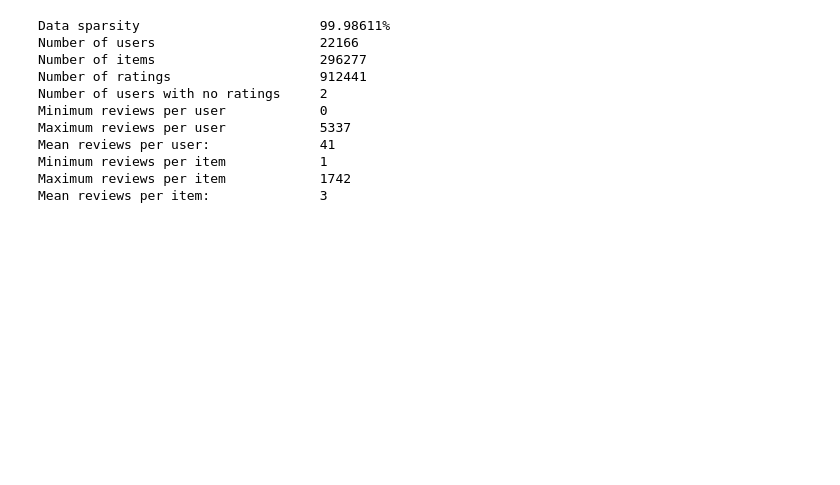
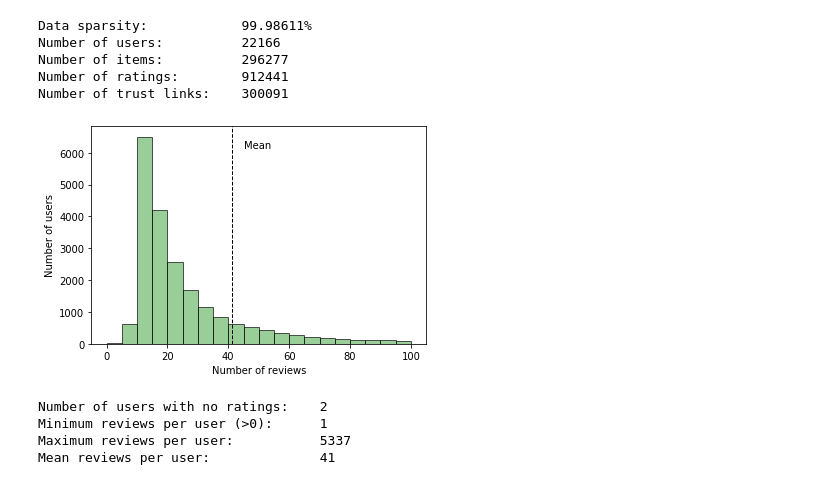
Before and after one commit to konczyk/ucdnet, a Jupyter notebook: Case_Study_3_Daniel_Konczyk/Case Study 3.ipynb, the cells around one changed output. Cells and saved outputs as stored; diff of their text form; code cells hidden in the pictures; blank space fills up the shorter version.

```diff
--- a/Case_Study_3_Daniel_Konczyk/Case Study 3.ipynb
+++ b/Case_Study_3_Daniel_Konczyk/Case Study 3.ipynb
@@ -22,36 +25,51 @@ np.random.seed(42)
 np.random.shuffle(R)
+# %%
+num_ratings = X.getnnz()
+sparsity = 100-num_ratings/(num_users*num_items)*100
+num_trust = T.getnnz()
+
+stats = {
+    "Data sparsity:": str(round(sparsity,5))+"%",
+    "Number of users:": num_users,
+    "Number of items:": num_items,
+    "Number of ratings:": num_ratings,
+    "Number of trust links:": num_trust
+}
+
+for k, v in stats.items():
+    print(f'{k:<25} {v}')
+# %% [output]
+Data sparsity:            99.98611%
+Number of users:          22166
+Number of items:          296277
+Number of ratings:        912441
+Number of trust links:    300091
 # %%
-sparsity = 100-num_ratings/(num_users*num_items)*100
+max_user_reviews = 100
 per_user = X.astype(bool).sum(1).A1
 mean_reviews_per_user = np.mean(per_user)
-per_item = X.astype(bool).sum(0).A1
-mean_reviews_per_item = np.mean(per_item)
+
+x = sorted([n for n in per_user if n <= max_user_reviews])
+plt.hist(x, bins=int(max_user_reviews/5), color='#63b463', edgecolor='k', alpha=0.65)
+plt.axvline(mean_reviews_per_user, color='k', linestyle='dashed', linewidth=1)
+plt.xlabel('Number of reviews')
+plt.ylabel('Number of users')
+_, max_ = plt.ylim()
+plt.text(mean_reviews_per_user + mean_reviews_per_user/10, max_ - max_/10, 'Mean')
+plt.show()
 
 stats = {
-    "Data sparsity": str(round(sparsity,5))+"%",
-    "Number of users": num_users,
-    "Number of items": num_items,
-    "Number of ratings": num_ratings,
-    "Number of users with no ratings": len(per_user[per_user==0]),
-    "Minimum reviews per user": min(per_user),
-    "Maximum reviews per user": max(per_user),
+    "Number of users with no ratings:": len(per_user[per_user==0]),
+    "Minimum reviews per user (>0):": min(per_user[per_user>0]),
+    "Maximum reviews per user:": max(per_user),
     "Mean reviews per user:": int(round(mean_reviews_per_user)),
-    "Minimum reviews per item": min(per_item),
-    "Maximum reviews per item": max(per_item),
-    "Mean reviews per item:": int(round(mean_reviews_per_item))
 }
 
 for k, v in stats.items():
     print(f'{k:<35} {v}')
 # %% [output]
+[figure, added]
-Data sparsity                       99.98611%
-Number of users                     22166
-Number of items                     296277
-Number of ratings                   912441
-Number of users with no ratings     2
-Minimum reviews per user            0
-Maximum reviews per user            5337
+Number of users with no ratings:    2
+Minimum reviews per user (>0):      1
+Maximum reviews per user:           5337
 Mean reviews per user:              41
-Minimum reviews per item            1
-Maximum reviews per item            1742
-Mean reviews per item:              3
```
Also changed, not shown: parts of 16 cells of this notebook.
